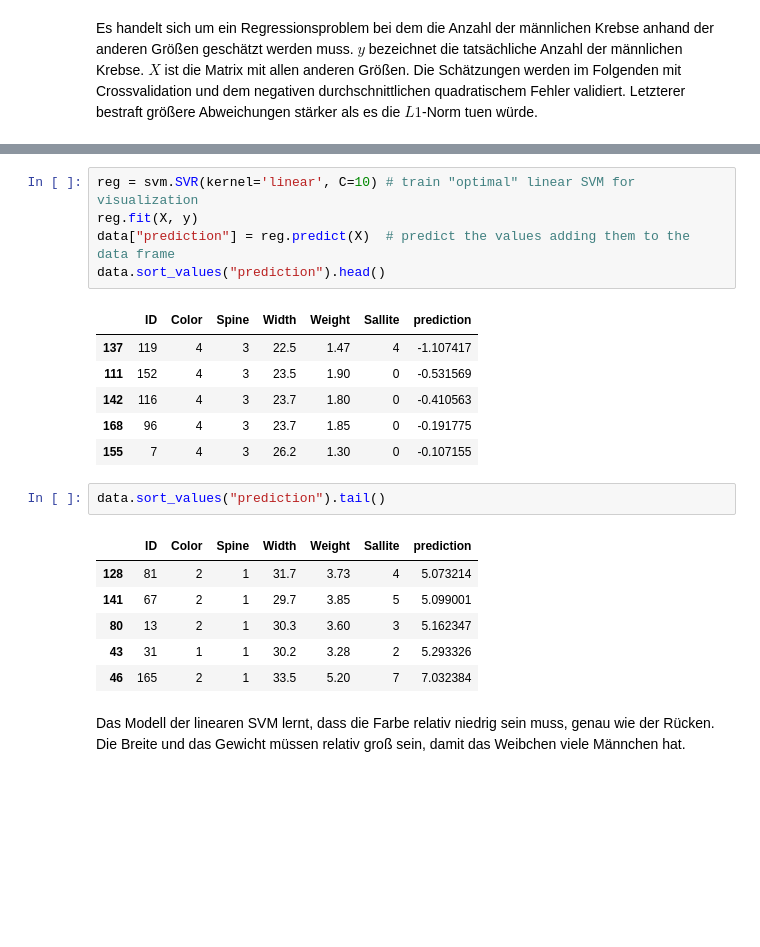
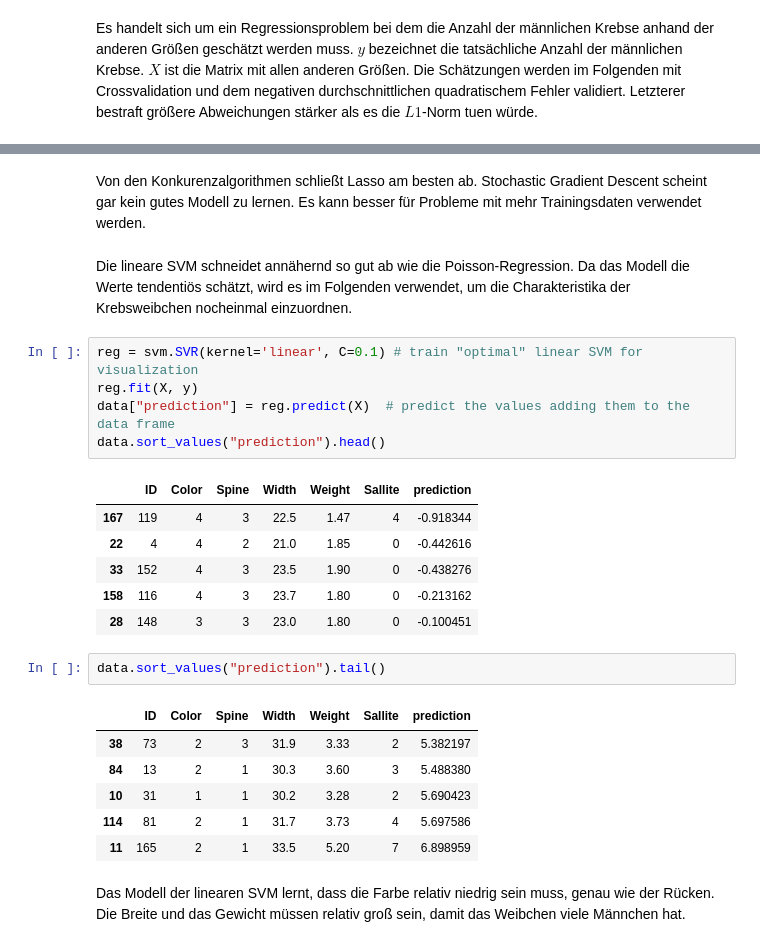
Before and after one commit to tecoKIT/smart-data-analytics, a Jupyter notebook: Uebung1/Exercise3cd.ipynb, the cells around one changed output, grey strips where cells are left out. Drawn from its saved outputs; the diff is of its cells as text; blank space fills up the shorter version.

```diff
--- a/Uebung1/Exercise3cd.ipynb
+++ b/Uebung1/Exercise3cd.ipynb
@@ -128,24 +146,28 @@ for reg in regs:
+# %% [markdown]
+Von den Konkurenzalgorithmen schließt Lasso am besten ab. Stochastic Gradient Descent scheint gar kein gutes Modell zu lernen. Es kann besser für Probleme mit mehr Trainingsdaten verwendet werden.
+# %% [markdown]
+Die lineare SVM schneidet annähernd so gut ab wie die Poisson-Regression. Da das Modell die Werte tendentiös schätzt, wird es im Folgenden verwendet, um die Charakteristika der Krebsweibchen nocheinmal einzuordnen.
 # %%
-reg = svm.SVR(kernel='linear', C=10) # train "optimal" linear SVM for visualization
+reg = svm.SVR(kernel='linear', C=0.1) # train "optimal" linear SVM for visualization
 reg.fit(X, y)
 data["prediction"] = reg.predict(X)  # predict the values adding them to the data frame
 data.sort_values("prediction").head()
 # %% [output]
 |  | ID | Color | Spine | Width | Weight | Sallite | prediction |
-| 137 | 119 | 4 | 3 | 22.5 | 1.47 | 4 | -1.107417 |
-| 111 | 152 | 4 | 3 | 23.5 | 1.90 | 0 | -0.531569 |
-| 142 | 116 | 4 | 3 | 23.7 | 1.80 | 0 | -0.410563 |
-| 168 | 96 | 4 | 3 | 23.7 | 1.85 | 0 | -0.191775 |
-| 155 | 7 | 4 | 3 | 26.2 | 1.30 | 0 | -0.107155 |
+| 167 | 119 | 4 | 3 | 22.5 | 1.47 | 4 | -0.918344 |
+| 22 | 4 | 4 | 2 | 21.0 | 1.85 | 0 | -0.442616 |
+| 33 | 152 | 4 | 3 | 23.5 | 1.90 | 0 | -0.438276 |
+| 158 | 116 | 4 | 3 | 23.7 | 1.80 | 0 | -0.213162 |
+| 28 | 148 | 3 | 3 | 23.0 | 1.80 | 0 | -0.100451 |
 # %%
 data.sort_values("prediction").tail()
 # %% [output]
 |  | ID | Color | Spine | Width | Weight | Sallite | prediction |
-| 128 | 81 | 2 | 1 | 31.7 | 3.73 | 4 | 5.073214 |
-| 141 | 67 | 2 | 1 | 29.7 | 3.85 | 5 | 5.099001 |
-| 80 | 13 | 2 | 1 | 30.3 | 3.60 | 3 | 5.162347 |
-| 43 | 31 | 1 | 1 | 30.2 | 3.28 | 2 | 5.293326 |
-| 46 | 165 | 2 | 1 | 33.5 | 5.20 | 7 | 7.032384 |
+| 38 | 73 | 2 | 3 | 31.9 | 3.33 | 2 | 5.382197 |
+| 84 | 13 | 2 | 1 | 30.3 | 3.60 | 3 | 5.488380 |
+| 10 | 31 | 1 | 1 | 30.2 | 3.28 | 2 | 5.690423 |
+| 114 | 81 | 2 | 1 | 31.7 | 3.73 | 4 | 5.697586 |
+| 11 | 165 | 2 | 1 | 33.5 | 5.20 | 7 | 6.898959 |
 # %% [markdown]
 Das Modell der linearen SVM lernt, dass die Farbe relativ niedrig sein muss, genau wie der Rücken. Die Breite und das Gewicht müssen relativ groß sein, damit das Weibchen viele Männchen hat.
 # %% [markdown]
```
Also changed, not shown: parts of 17 cells of this notebook, 1 other file.
